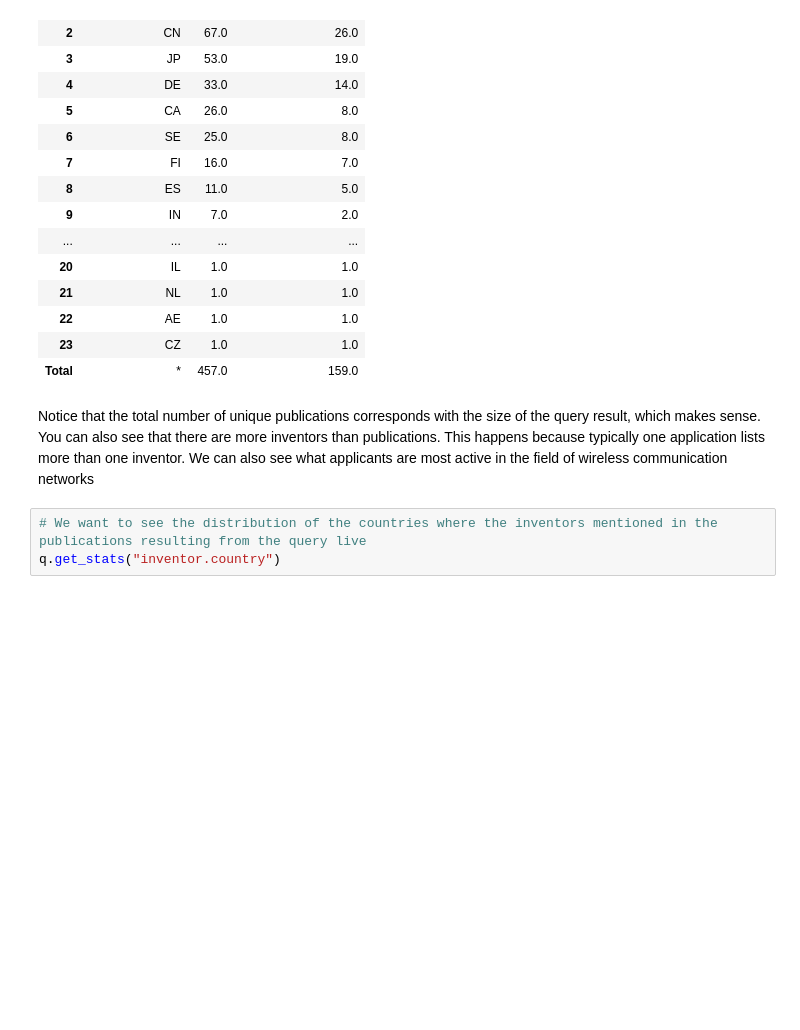
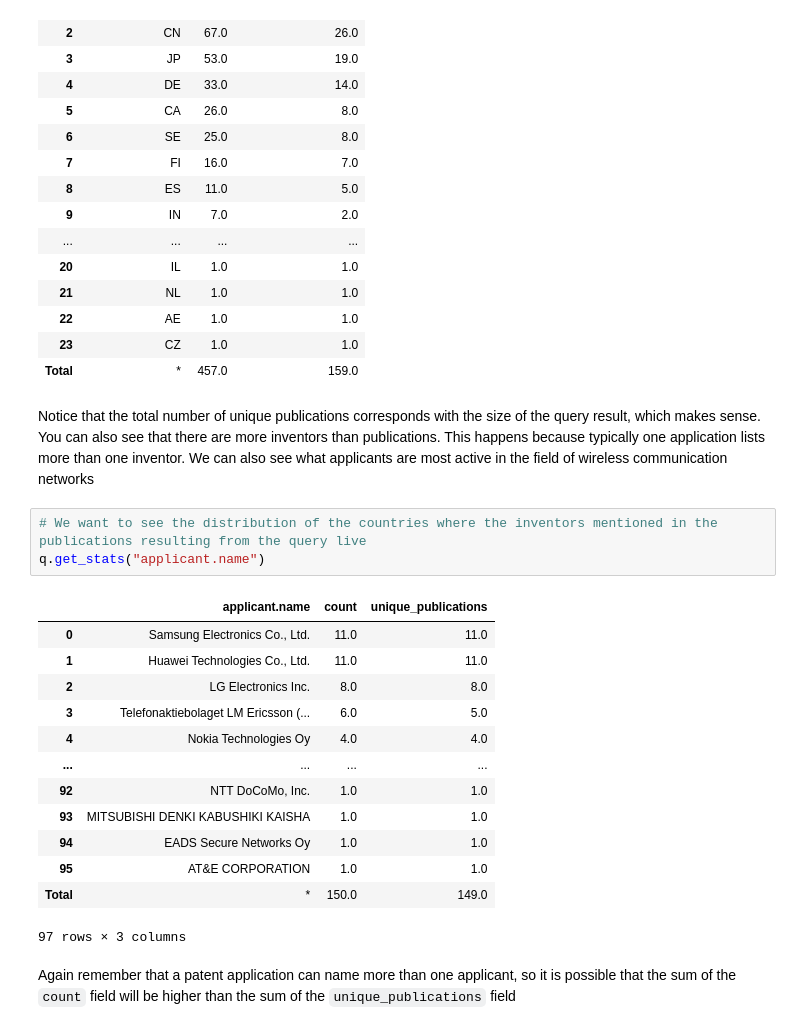
Before and after one commit to epo/tip-training, a Jupyter notebook: EP Fulltext/EP full-text lesson 2.ipynb, the cells around one changed output. Cells and saved outputs as stored; diff of their text form; blank space fills up the shorter version.

Commit message:
Change to query stats lesson 2

```diff
--- a/EP Fulltext/EP full-text lesson 2.ipynb
+++ b/EP Fulltext/EP full-text lesson 2.ipynb
@@ -195,4 +195,20 @@ q.get_stats("inventor.country")
 Notice that the total number of unique publications corresponds with the size of the query result, which makes sense. You can also see that there are more inventors than publications. This happens because typically one application lists more than one inventor. We can also see what applicants are most active in the field of wireless communication networks
 # %%
 # We want to see the distribution of the countries where the inventors mentioned in the publications resulting from the query live
-q.get_stats("inventor.country")
+q.get_stats("applicant.name")
+# %% [output]
+|  | applicant.name | count | unique_publications |
+| 0 | Samsung Electronics Co., Ltd. | 11.0 | 11.0 |
+| 1 | Huawei Technologies Co., Ltd. | 11.0 | 11.0 |
+| 2 | LG Electronics Inc. | 8.0 | 8.0 |
+| 3 | Telefonaktiebolaget LM Ericsson (... | 6.0 | 5.0 |
+| 4 | Nokia Technologies Oy | 4.0 | 4.0 |
+| ... | ... | ... | ... |
+| 92 | NTT DoCoMo, Inc. | 1.0 | 1.0 |
+| 93 | MITSUBISHI DENKI KABUSHIKI KAISHA | 1.0 | 1.0 |
+| 94 | EADS Secure Networks Oy | 1.0 | 1.0 |
+| 95 | AT&E CORPORATION | 1.0 | 1.0 |
+| Total | * | 150.0 | 149.0 |
+97 rows × 3 columns
+# %% [markdown]
+Again remember that a patent application can name more than one applicant, so it is possible that the sum of the `count` field will be higher than the sum of the `unique_publications` field
```
